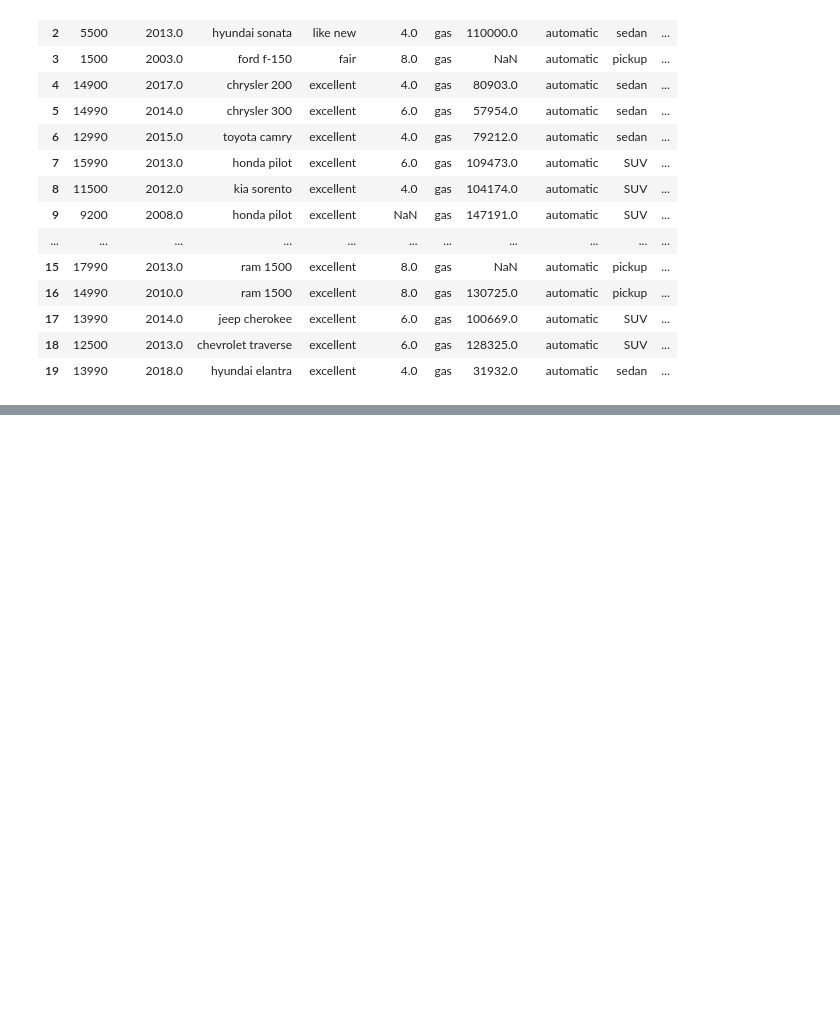
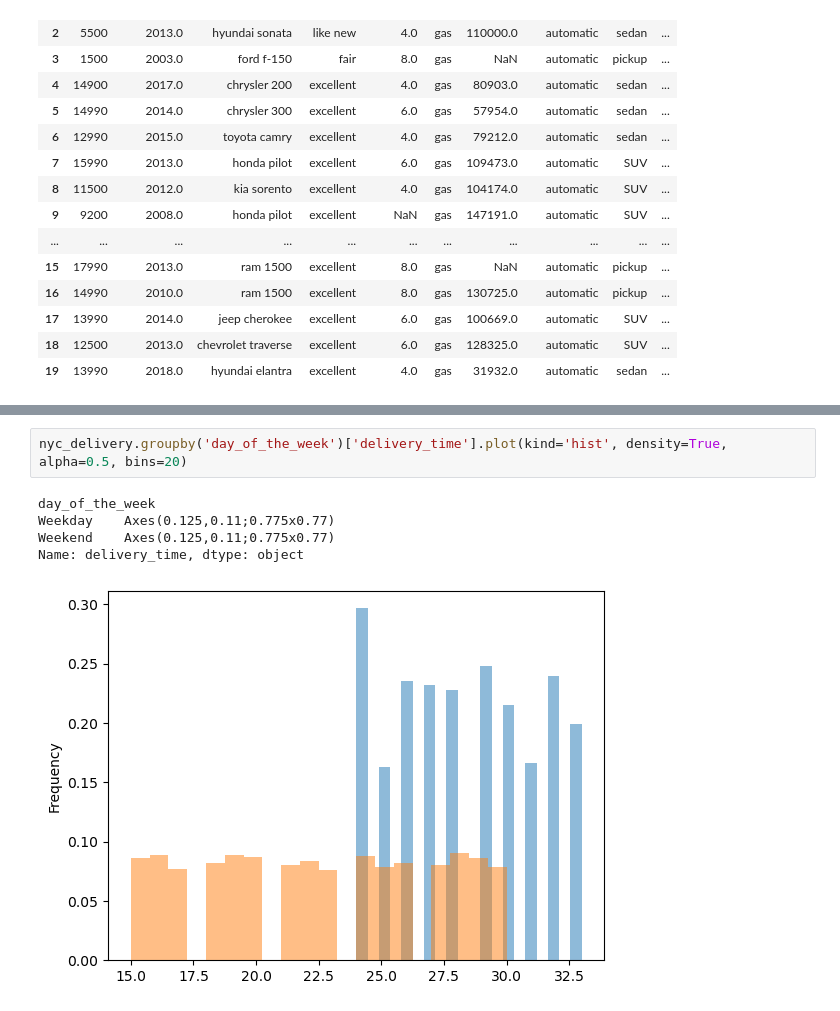
Before and after one commit to kellyshreeve/Web-App-of-Electric-Vehicle-Data-Visualizations, a Jupyter notebook: notebooks/Data Set Selection.ipynb, the cells around one changed output, grey strips where cells are left out. Cells and saved outputs as stored; diff of their text form; blank space fills up the shorter version.

```diff
--- a/notebooks/Data Set Selection.ipynb
+++ b/notebooks/Data Set Selection.ipynb
@@ -139,0 +186,8 @@ NameError: name 'pd' is not defined
+# %%
+nyc_delivery.groupby('day_of_the_week')['delivery_time'].plot(kind='hist', density=True, alpha=0.5, bins=20)
+# %% [output]
+day_of_the_week
+Weekday    Axes(0.125,0.11;0.775x0.77)
+Weekend    Axes(0.125,0.11;0.775x0.77)
+Name: delivery_time, dtype: object
+[figure, added]
```
Also changed, not shown: parts of 19 cells of this notebook.
